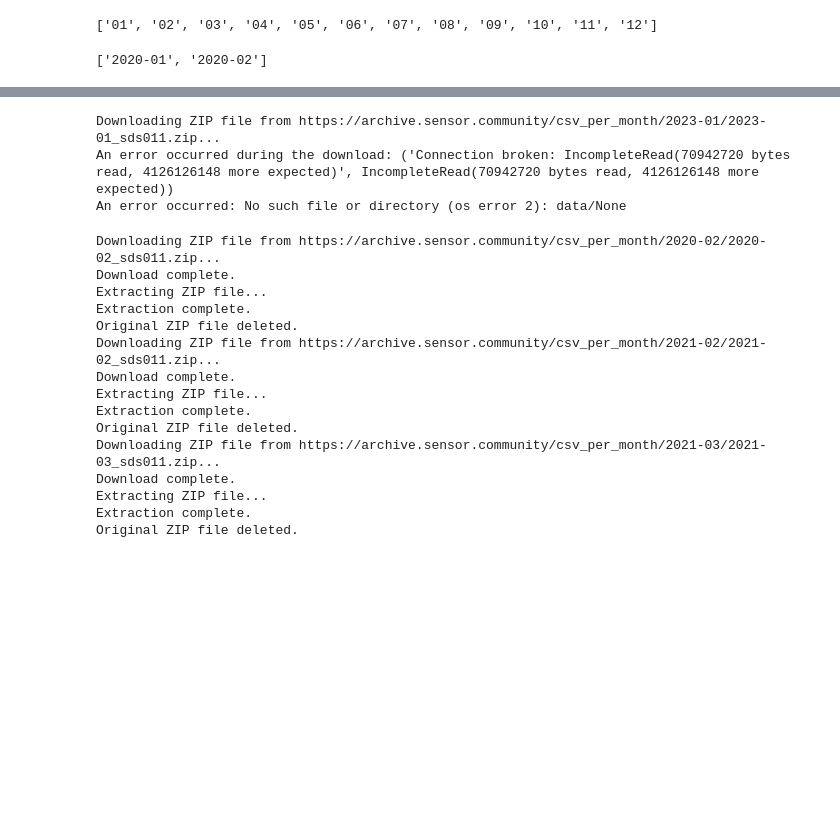
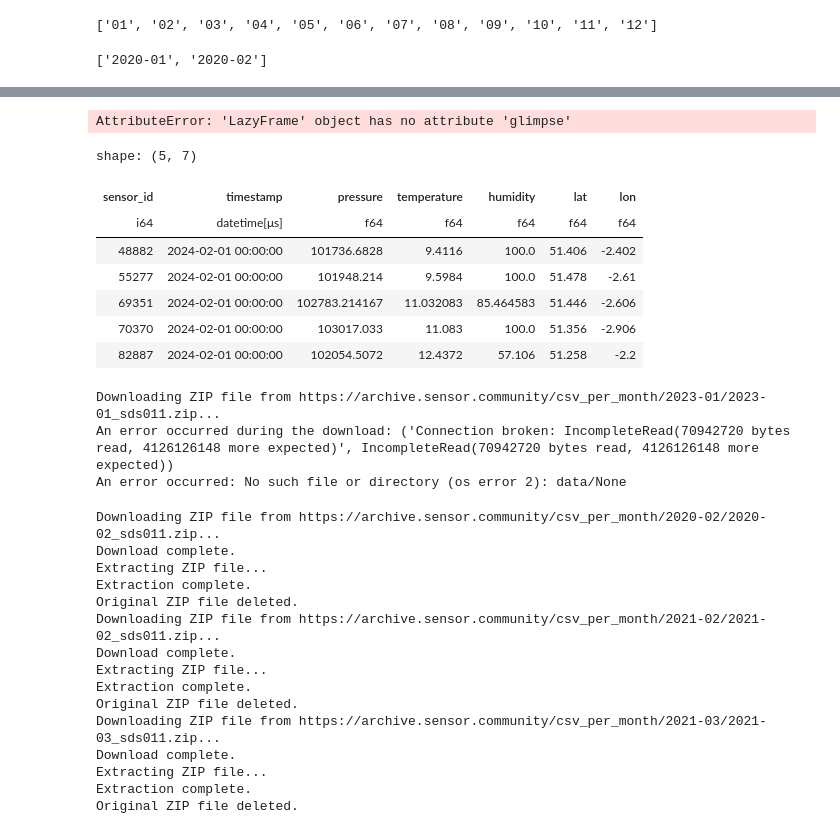
Before and after one commit to stevecrawshaw/polars_playground, a Jupyter notebook: lufdaten_polars.ipynb, the cells around one changed output, grey strips where cells are left out. Saved outputs shown, nothing was run; the diff lists cells and outputs as text; code cells hidden in the pictures; blank space fills up the shorter version.

```diff
--- a/lufdaten_polars.ipynb
+++ b/lufdaten_polars.ipynb
@@ -71,0 +81,48 @@ def unz_del(yr_mon: str):
+# %%
+test_df = pl.scan_csv('data/2024-02_bme280.csv',
+            has_header=True,
+            separator=';',
+            # n_rows=100,
+            null_values = [' ', 'unavailable', 'unknown', 'b'],
+            #columns = ['sensor_id', 'location', 'lat', 'lon', 'timestamp', 'pressure', 'temperature', 'humidity'],
+            schema = {'sensor_id': pl.Int64,
+                      'sensor_type': pl.Utf8,
+                      'location': pl.Int64,
+                      'lat': pl.Float64,
+                      'lon': pl.Float64,
+                      'timestamp': pl.Datetime,
+                      'pressure': pl.Float64,
+                      'altitude': pl.Float64,
+                      'pressure_sealevel': pl.Float64,
+                      'temperature': pl.Float64,
+                      'humidity': pl.Float64},
+            ignore_errors=True)
+# %%
+test_df.glimpse()
+# %% [output]
+AttributeError: 'LazyFrame' object has no attribute 'glimpse'
+# %%
+recent_df = (test_df
+ .filter([pl.col('lon').is_between(-3, -2.18), pl.col('lat').is_between(51.2, 51.6)])
+ .select(['sensor_id', 'lat', 'lon', 'timestamp', 'pressure', 'temperature', 'humidity'])
+ .sort(by = [pl.col('sensor_id'), pl.col('timestamp')])
+ .group_by_dynamic('timestamp', every = "1h", group_by = 'sensor_id')
+ .agg([pl.col('pressure').mean(),
+       pl.col('temperature').mean(),
+       pl.col('humidity').mean(),
+       pl.col('lat').first().alias("lat"),
+       pl.col('lon').first().alias("lon")
+        ])
+.collect()
+)
+# %%
+recent_df.unique('sensor_id')
+# %% [output]
+shape: (5, 7)
+| sensor_id | timestamp | pressure | temperature | humidity | lat | lon |
+| i64 | datetime[μs] | f64 | f64 | f64 | f64 | f64 |
+| 48882 | 2024-02-01 00:00:00 | 101736.6828 | 9.4116 | 100.0 | 51.406 | -2.402 |
+| 55277 | 2024-02-01 00:00:00 | 101948.214 | 9.5984 | 100.0 | 51.478 | -2.61 |
+| 69351 | 2024-02-01 00:00:00 | 102783.214167 | 11.032083 | 85.464583 | 51.446 | -2.606 |
+| 70370 | 2024-02-01 00:00:00 | 103017.033 | 11.083 | 100.0 | 51.356 | -2.906 |
+| 82887 | 2024-02-01 00:00:00 | 102054.5072 | 12.4372 | 57.106 | 51.258 | -2.2 |
```
Also changed, not shown: parts of 3 cells of this notebook, 2 other files.
